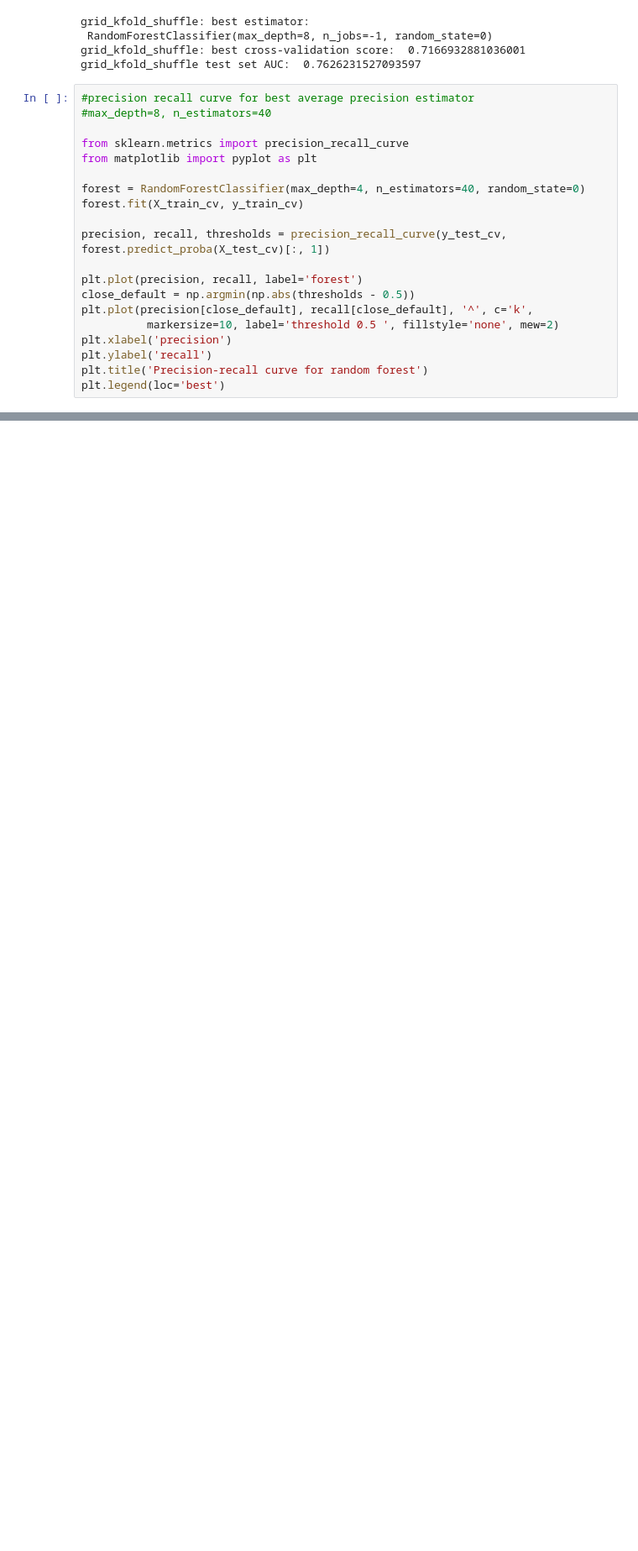
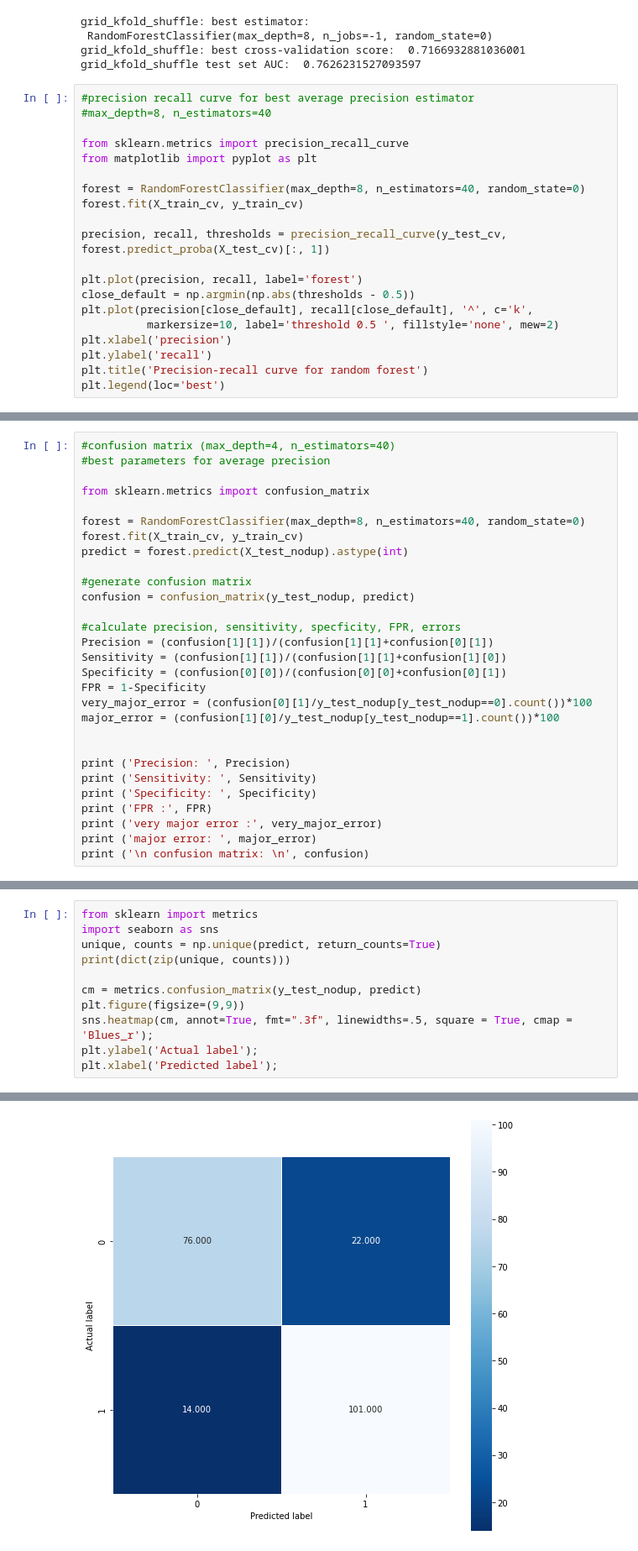
Before and after one commit to fowler-lab/Inh_resistance, a Jupyter notebook: RForest_notebook.ipynb, the cells around one changed output, grey strips where cells are left out. Shown at 84% size. Drawn from its saved outputs; the diff is of its cells as text; blank space fills up the shorter version.

Commit message:
4 main ML models complete without complete markdown annotation

```diff
--- a/RForest_notebook.ipynb
+++ b/RForest_notebook.ipynb
@@ -141,7 +141,7 @@ grid_kfold_shuffle test set AUC:  0.7626231527093597
 from sklearn.metrics import precision_recall_curve
 from matplotlib import pyplot as plt
 
-forest = RandomForestClassifier(max_depth=4, n_estimators=40, random_state=0)
+forest = RandomForestClassifier(max_depth=8, n_estimators=40, random_state=0)
 forest.fit(X_train_cv, y_train_cv)
 
 precision, recall, thresholds = precision_recall_curve(y_test_cv, forest.predict_proba(X_test_cv)[:, 1])
@@ -177,3 +177,32 @@ plt.title('ROC curve for random forest')
 # %% [output]
 Text(0.5, 1.0, 'ROC curve for random forest')
 [figure]
+# %%
+#confusion matrix (max_depth=4, n_estimators=40)
+#best parameters for average precision
+
+from sklearn.metrics import confusion_matrix
+
+forest = RandomForestClassifier(max_depth=8, n_estimators=40, random_state=0)
+forest.fit(X_train_cv, y_train_cv)
+predict = forest.predict(X_test_nodup).astype(int)
+
+#generate confusion matrix
+confusion = confusion_matrix(y_test_nodup, predict)
+
+#calculate precision, sensitivity, specficity, FPR, errors
+Precision = (confusion[1][1])/(confusion[1][1]+confusion[0][1])
+Sensitivity = (confusion[1][1])/(confusion[1][1]+confusion[1][0])
+Specificity = (confusion[0][0])/(confusion[0][0]+confusion[0][1])
+FPR = 1-Specificity
+very_major_error = (confusion[0][1]/y_test_nodup[y_test_nodup==0].count())*100
+major_error = (confusion[1][0]/y_test_nodup[y_test_nodup==1].count())*100
+
+
+print ('Precision: ', Precision)
+print ('Sensitivity: ', Sensitivity)
+print ('Specificity: ', Specificity)
+print ('FPR :', FPR)
+print ('very major error :', very_major_error)
+print ('major error: ', major_error)
+print ('\n confusion matrix: \n', confusion)
@@ -179,0 +220,12 @@ Text(0.5, 1.0, 'ROC curve for random forest')
+# %%
+from sklearn import metrics
+import seaborn as sns
+unique, counts = np.unique(predict, return_counts=True)
+print(dict(zip(unique, counts)))
+
+cm = metrics.confusion_matrix(y_test_nodup, predict)
+plt.figure(figsize=(9,9))
+sns.heatmap(cm, annot=True, fmt=".3f", linewidths=.5, square = True, cmap = 'Blues_r');
+plt.ylabel('Actual label');
+plt.xlabel('Predicted label');
+# %% [output]
@@ -179,0 +233 @@ Text(0.5, 1.0, 'ROC curve for random forest')
+[figure, added]
```
Also changed, not shown: parts of 23 cells of this notebook, 2 other files.
